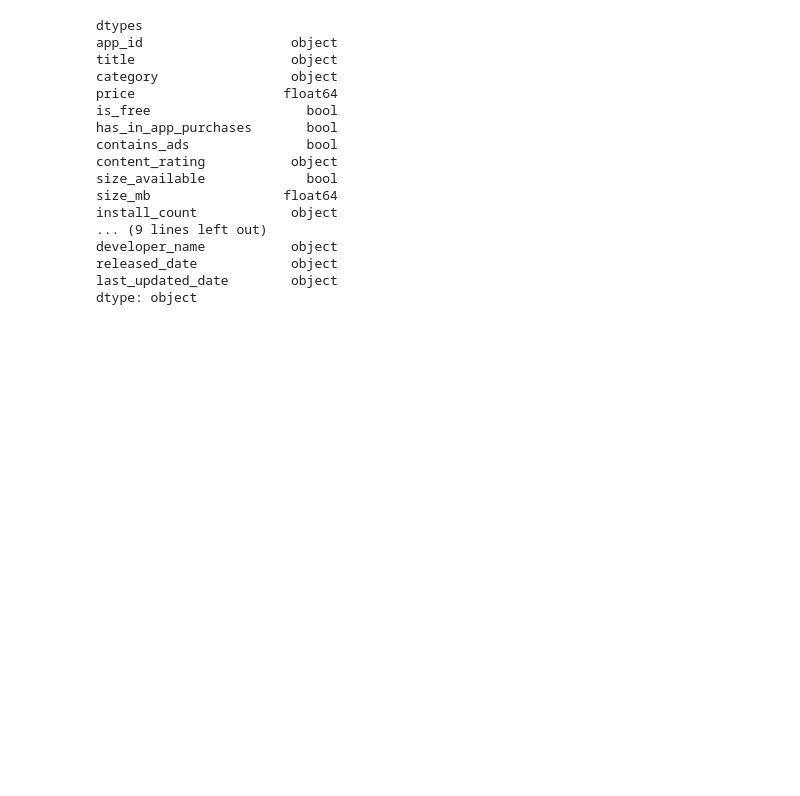
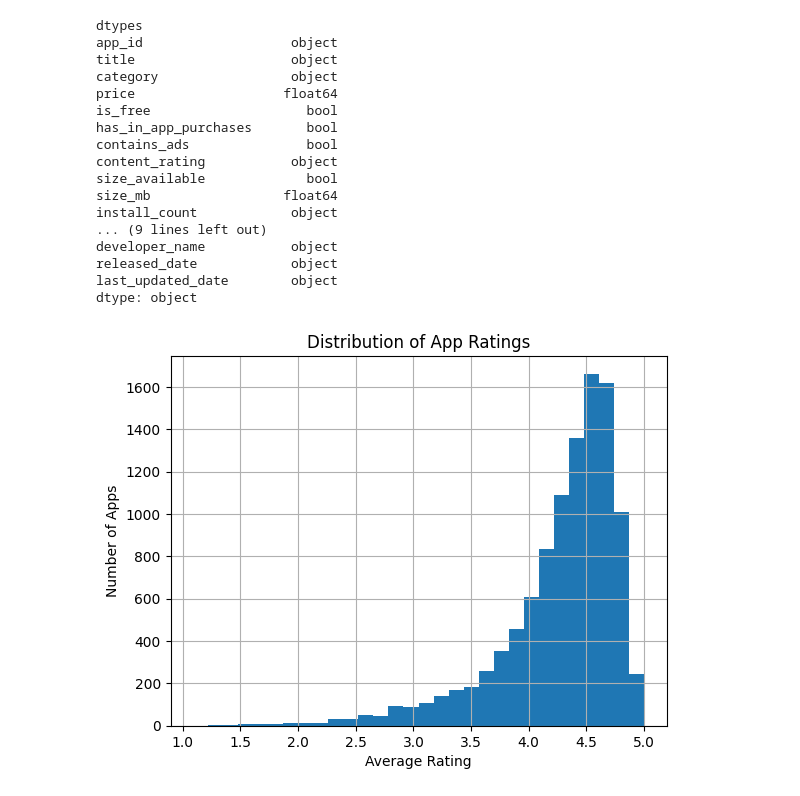
Before and after one commit to PradeepS-0459/appiq-google-play-success-analysis, a Jupyter notebook: analysis.ipynb, the cells around one changed output. Cells and saved outputs as stored; diff of their text form; code cells hidden in the pictures; blank space fills up the shorter version.

```diff
--- a/analysis.ipynb
+++ b/analysis.ipynb
@@ -139,3 +139,8 @@ df = df[df['num_ratings'] >= 50].copy()
 
 category_medians = df.groupby('category')['average_rating'].transform('median')
 df['high_engagement'] = (df['average_rating'] > category_medians).astype(int)
+# %%
+# Turn content_rating and price_tier into numeric features for modeling
+
+df['content_rating_encoded'] = df['content_rating'].astype('category').cat.codes
+df = pd.get_dummies(df, columns=['price_tier'])
@@ -141,0 +153,12 @@ df['high_engagement'] = (df['average_rating'] > category_medians).astype(int)
+# %%
+# Plot the overall distribution of app ratings
+
+import matplotlib.pyplot as plt
+
+df['average_rating'].hist(bins=30)
+plt.xlabel('Average Rating')
+plt.ylabel('Number of Apps')
+plt.title('Distribution of App Ratings')
+plt.show()
+# %% [output]
+[figure, added]
```
Also changed, not shown: parts of 21 cells of this notebook.
